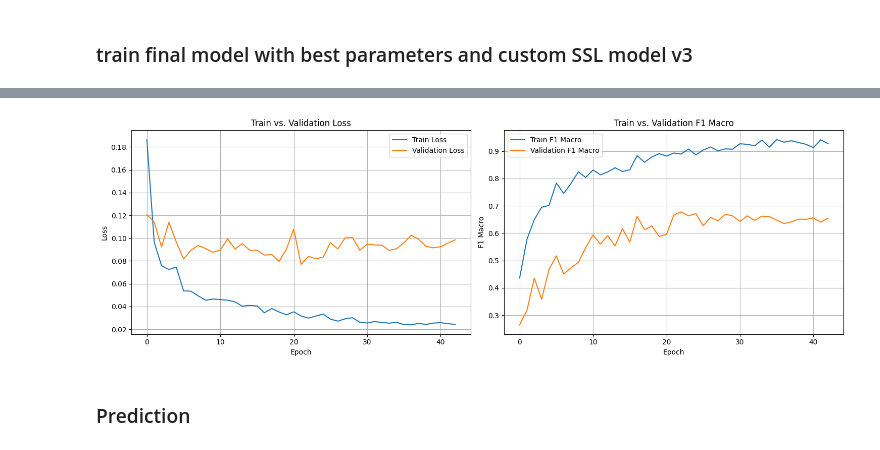
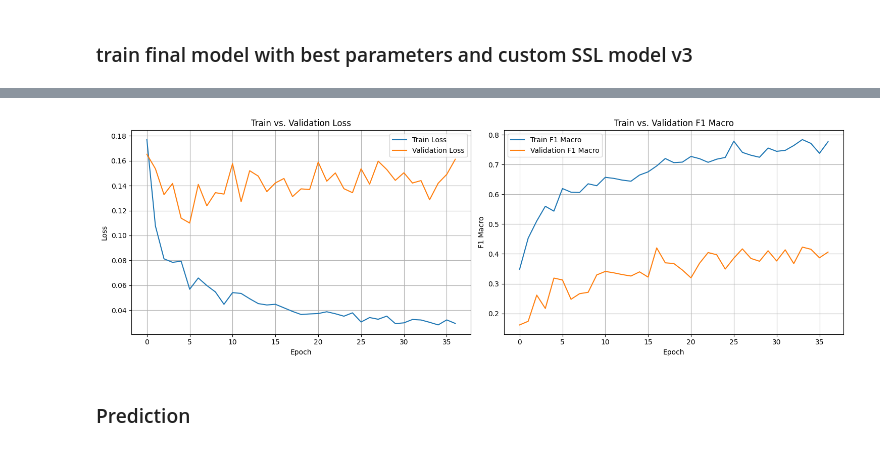
Before and after one commit to Omowonuola-Akintola/ICPR-Contest-2026, a Jupyter notebook: classification.ipynb, the cells around one changed output, grey strips where cells are left out. Cells and saved outputs as stored; diff of their text form; code cells hidden in the pictures.

```diff
--- a/classification.ipynb
+++ b/classification.ipynb
@@ -736,33 +751,33 @@ Total training time: 11.20 minutes
 # %%
 # Load the CSV file
-metrics_df = pd.read_csv("/kaggle/working/logs/exp_20260206_171823/version_0/metrics.csv")
+metrics_df = pd.read_csv("/kaggle/working/logs/exp_20260227_064838/version_0/metrics.csv")
 metrics_df_ = metrics_df.dropna(how='all') # Drop rows where all values are NaN
 metrics_df_ = metrics_df_.ffill() # Forward-fill NaN values (carry last valid observation forward)
 metrics_df_ = metrics_df_.groupby('epoch').last().reset_index()
 
 # plots
 fig, axes = plt.subplots(1, 2, figsize=(15, 5))
 
 axes[0].plot(metrics_df_["epoch"], metrics_df_["train_loss"], label="Train Loss")
 axes[0].plot(metrics_df_["epoch"], metrics_df_["val_loss"], label="Validation Loss")
 axes[0].set_xlabel("Epoch")
 axes[0].set_ylabel("Loss")
 axes[0].set_title("Train vs. Validation Loss")
 axes[0].legend()
 axes[0].grid(True)
 
 axes[1].plot(metrics_df_["epoch"], metrics_df_["train_f1_macro"], label="Train F1 Macro")
 axes[1].plot(metrics_df_["epoch"], metrics_df_["val_f1_macro"], label="Validation F1 Macro")
 axes[1].set_xlabel("Epoch")
 axes[1].set_ylabel("F1 Macro")
 axes[1].set_title("Train vs. Validation F1 Macro")
 axes[1].legend()
 axes[1].grid(True)
 
 plt.tight_layout()
 plt.show()
 # %% [output]
-[figure, old version]
+[figure, new version]
 # %% [markdown]
 ### Prediction
 # %%
```
Also changed, not shown: parts of 8 cells of this notebook.
